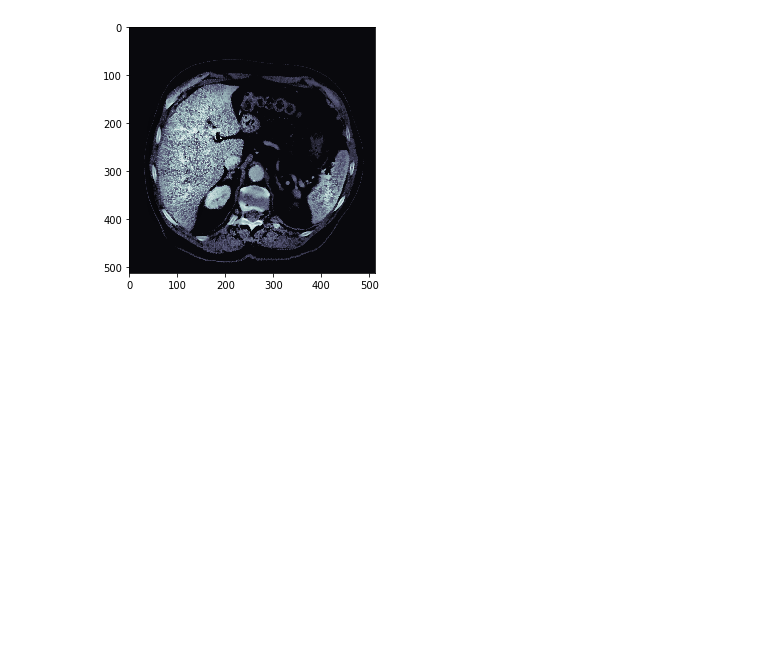
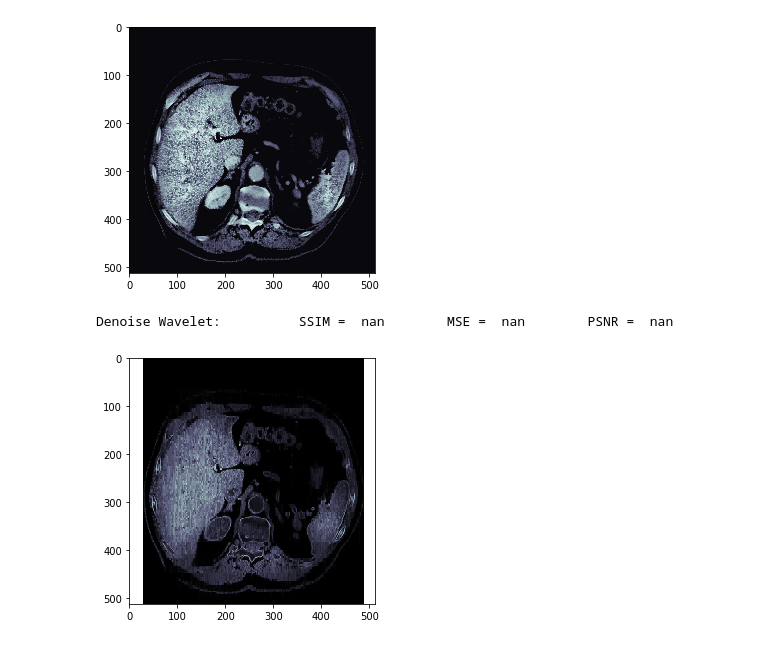
Before and after one commit to amenegotto/pyLiver, a Jupyter notebook: notebook/MorphologyExperiments.ipynb, the cells around one changed output. Drawn from its saved outputs; the diff is of its cells as text; code cells hidden in the pictures; blank space fills up the shorter version.

Commit message:
Wavelet Filtering on Morphological Operations

```diff
--- a/notebook/MorphologyExperiments.ipynb
+++ b/notebook/MorphologyExperiments.ipynb
@@ -146,3 +146,11 @@ compare_images("Closing after Adaptative Histogram Equalization: ", img_adapteq,
 # %% [output]
 Closing after Adaptative Histogram Equalization:          SSIM =  0.9141814446420442        MSE =  0.005453334753711498        PSNR =  22.633378422677964
 [figure]
+# %%
+from skimage.restoration import (denoise_wavelet, estimate_sigma)
+img_wavelet = denoise_wavelet(gradient_adapteq, multichannel=True)
+io.imshow(img_wavelet, cmap=plt.cm.bone)
+compare_images("Denoise Wavelet: ", gradient_adapteq, img_wavelet)
+# %% [output]
+Denoise Wavelet:          SSIM =  nan        MSE =  nan        PSNR =  nan
+[figure, added]
```
Also changed, not shown: parts of 3 cells of this notebook.
